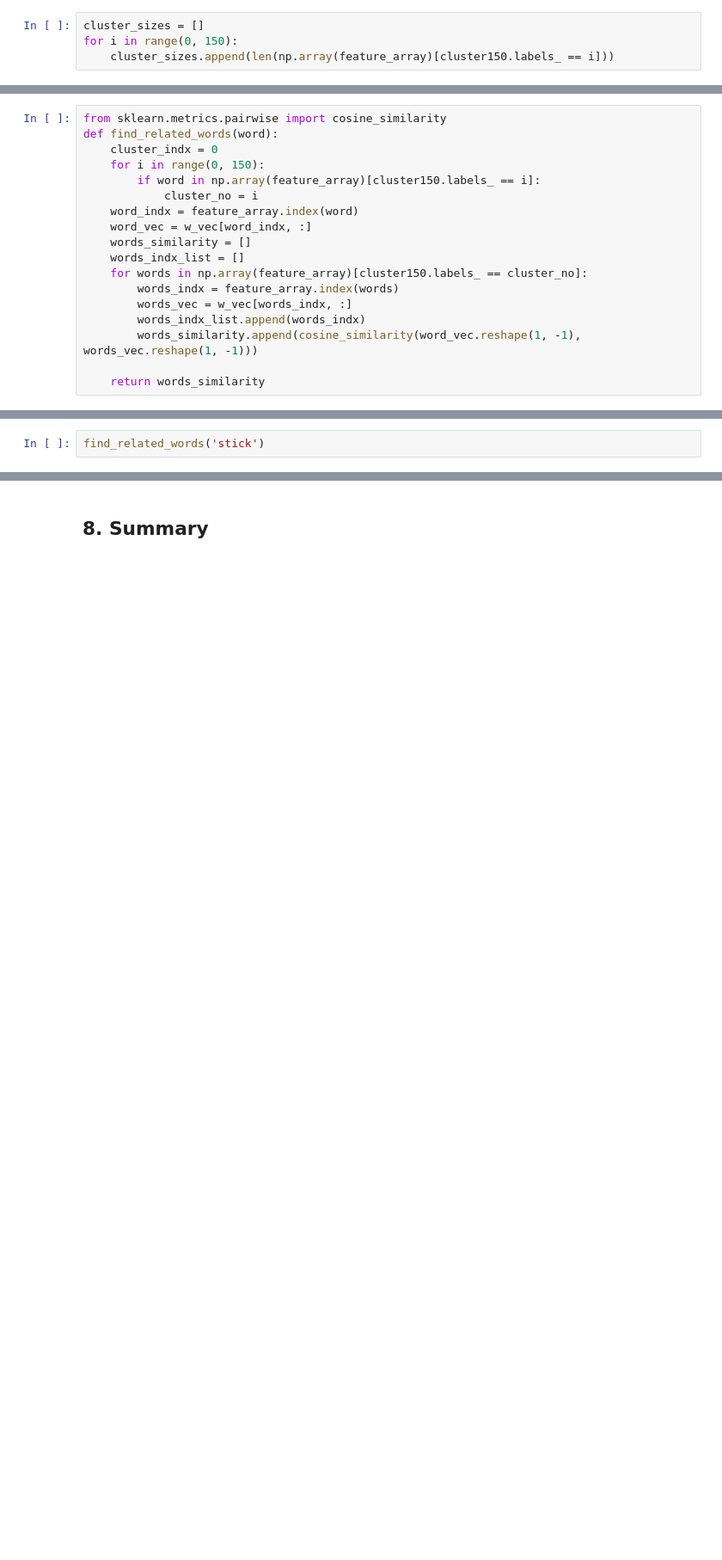
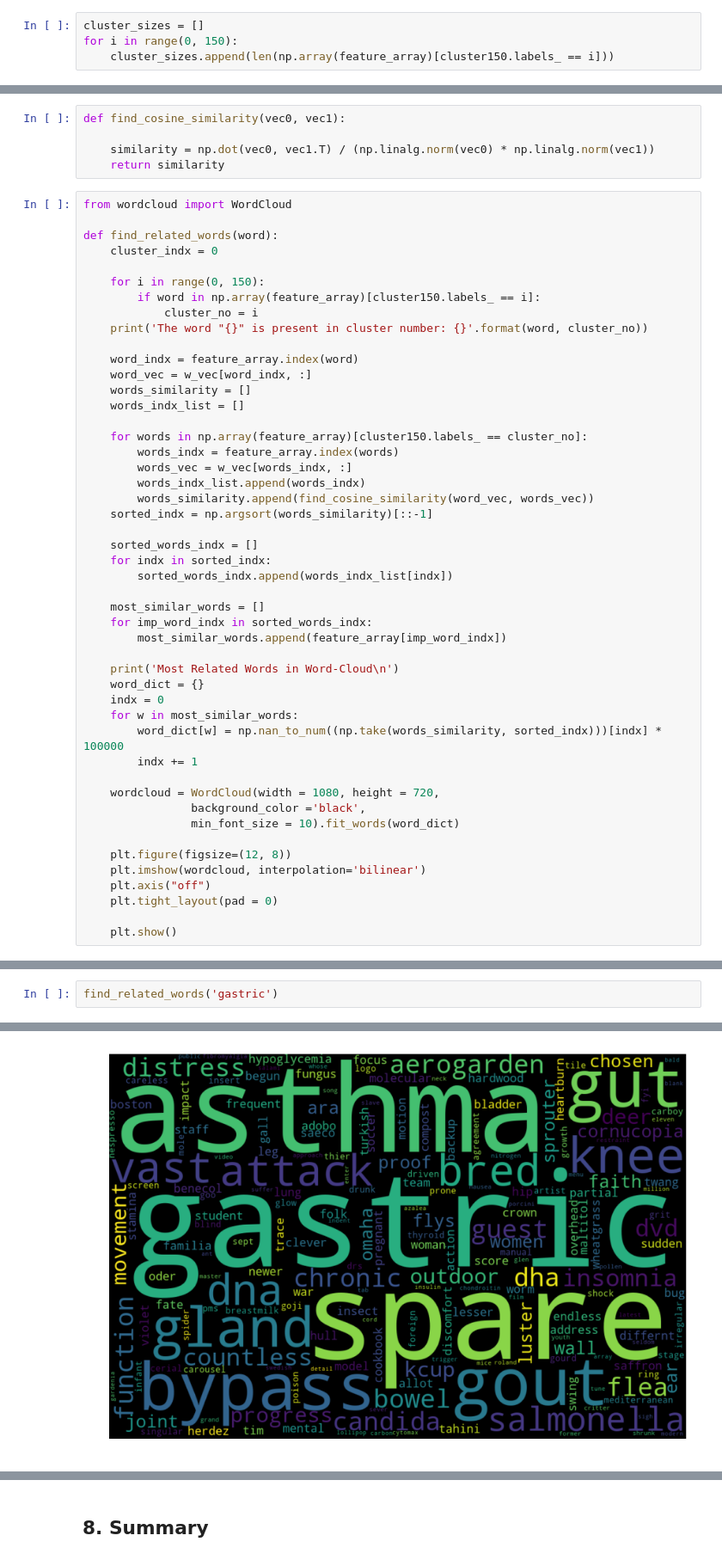
Before and after one commit to sradheya99/ML-Algorithms, a Jupyter notebook: 10.TruncatedSVD/TruncatedSVD_AZ.ipynb, the cells around one changed output, grey strips where cells are left out. Shown at 86% size. Saved outputs shown, nothing was run; the diff lists cells and outputs as text; blank space fills up the shorter version.

```diff
--- a/10.TruncatedSVD/TruncatedSVD_AZ.ipynb
+++ b/10.TruncatedSVD/TruncatedSVD_AZ.ipynb
@@ -293,18 +261,53 @@ array(['ago', 'almond', 'beef', 'bite', 'brew', 'cake', 'chili', 'cocoa',
+# %%
+def find_cosine_similarity(vec0, vec1):
+
+    similarity = np.dot(vec0, vec1.T) / (np.linalg.norm(vec0) * np.linalg.norm(vec1))
+    return similarity
 # %%
-from sklearn.metrics.pairwise import cosine_similarity
+from wordcloud import WordCloud
+
 def find_related_words(word):
     cluster_indx = 0
+
     for i in range(0, 150):
         if word in np.array(feature_array)[cluster150.labels_ == i]:
             cluster_no = i
+    print('The word "{}" is present in cluster number: {}'.format(word, cluster_no))
+
     word_indx = feature_array.index(word)
     word_vec = w_vec[word_indx, :]
     words_similarity = []
     words_indx_list = []
+
     for words in np.array(feature_array)[cluster150.labels_ == cluster_no]:
         words_indx = feature_array.index(words)
         words_vec = w_vec[words_indx, :]
         words_indx_list.append(words_indx)
-        words_similarity.append(cosine_similarity(word_vec.reshape(1, -1), words_vec.reshape(1, -1)))
+        words_similarity.append(find_cosine_similarity(word_vec, words_vec))
+    sorted_indx = np.argsort(words_similarity)[::-1]
 
-    return words_similarity
+    sorted_words_indx = []
+    for indx in sorted_indx:
+        sorted_words_indx.append(words_indx_list[indx])
+
+    most_similar_words = []
+    for imp_word_indx in sorted_words_indx:
+        most_similar_words.append(feature_array[imp_word_indx])
+
+    print('Most Related Words in Word-Cloud\n')
+    word_dict = {}
+    indx = 0
+    for w in most_similar_words:
+        word_dict[w] = np.nan_to_num((np.take(words_similarity, sorted_indx)))[indx] * 100000
+        indx += 1
+
+    wordcloud = WordCloud(width = 1080, height = 720,
+                background_color ='black',
+                min_font_size = 10).fit_words(word_dict)
+
+    plt.figure(figsize=(12, 8))
+    plt.imshow(wordcloud, interpolation='bilinear')
+    plt.axis("off")
+    plt.tight_layout(pad = 0)
+
+    plt.show()
@@ -333,3 +314,3 @@ similarity_list
 # %%
-find_related_words('stick')
+find_related_words('gastric')
 # %% [output]
@@ -352,0 +319 @@ find_related_words('stick')
+[figure, added]
```
Also changed, not shown: parts of 25 cells of this notebook.
